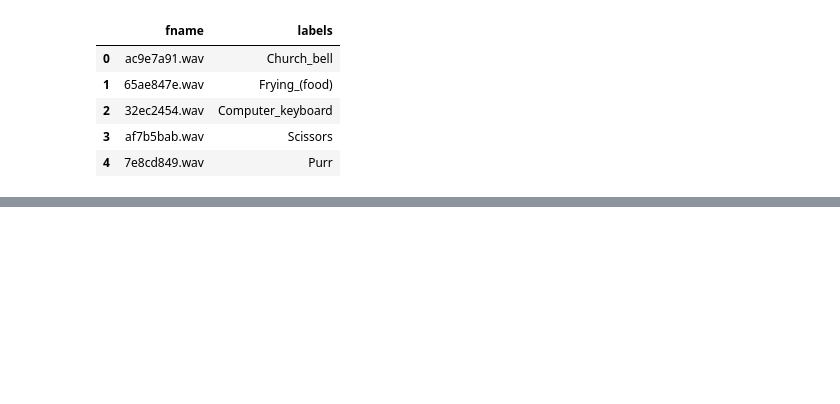
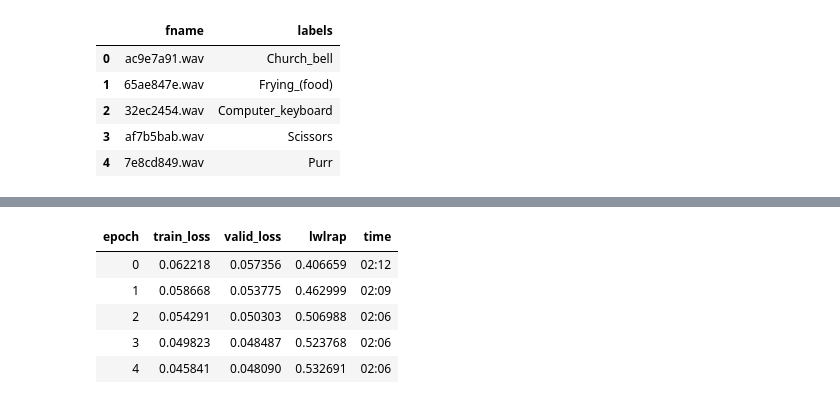
Before and after one commit to jellosubmarine/nn-study, a Jupyter notebook: Audio classification/audio_multilabel.ipynb, the cells around one changed output, grey strips where cells are left out. Drawn from its saved outputs; the diff is of its cells as text; code cells hidden in the pictures; blank space fills up the shorter version.

```diff
--- a/Audio classification/audio_multilabel.ipynb
+++ b/Audio classification/audio_multilabel.ipynb
@@ -105,0 +286,7 @@ df.head()
+# %%
+tfms = get_transforms(do_flip=False, p_affine=0, p_lighting=0)
+data = src.transform(tfms, size=(224,336)).databunch(bs=32).normalize(imagenet_stats)
+# %%
+learn = cnn_learner(data, arch, metrics=[lwlrap])
+# %%
+learn.load('stage-2-curated')
@@ -105,0 +314,11 @@ df.head()
+# %%
+lr=1e-2
+# %%
+learn.fit_one_cycle(5, slice(lr))
+# %% [output]
+| epoch | train_loss | valid_loss | lwlrap | time |
+| 0 | 0.062218 | 0.057356 | 0.406659 | 02:12 |
+| 1 | 0.058668 | 0.053775 | 0.462999 | 02:09 |
+| 2 | 0.054291 | 0.050303 | 0.506988 | 02:06 |
+| 3 | 0.049823 | 0.048487 | 0.523768 | 02:06 |
+| 4 | 0.045841 | 0.048090 | 0.532691 | 02:06 |
```
Also changed, not shown: parts of 57 cells of this notebook, 9 other files.
